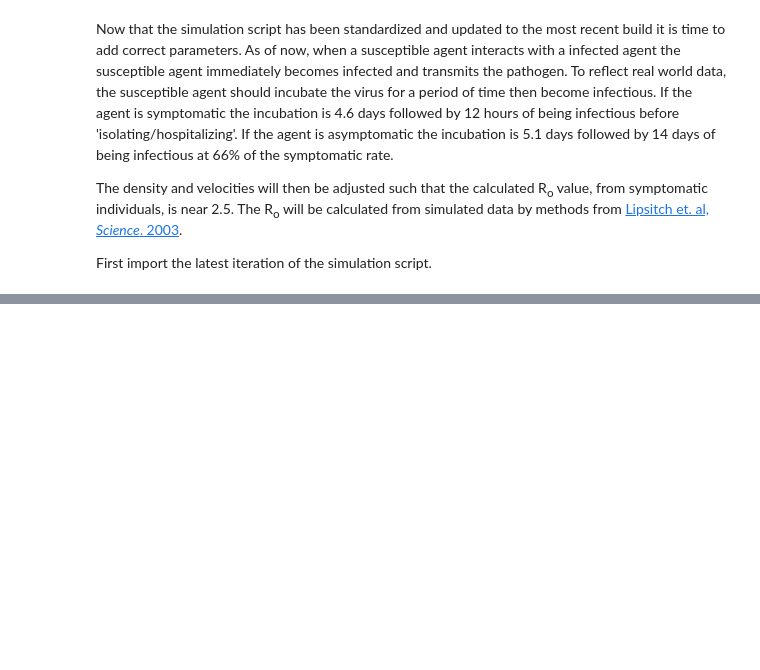
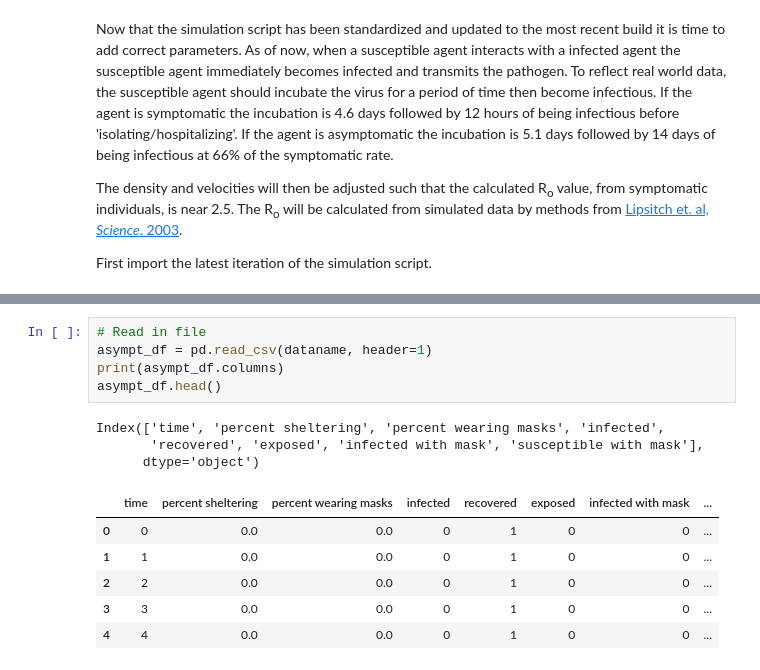
Before and after one commit to adamcatching/SARS_SEIR_Simulation, a Jupyter notebook: notebook/2020-04/2020-04-15.ipynb, the cells around one changed output, grey strips where cells are left out. Drawn from its saved outputs; the diff is of its cells as text; blank space fills up the shorter version.

```diff
--- a/notebook/2020-04/2020-04-15.ipynb
+++ b/notebook/2020-04/2020-04-15.ipynb
@@ -285,0 +320,15 @@ animation.save(temp_name, writer='imagemagick')
+# %%
+# Read in file
+asympt_df = pd.read_csv(dataname, header=1)
+print(asympt_df.columns)
+asympt_df.head()
+# %% [output]
+Index(['time', 'percent sheltering', 'percent wearing masks', 'infected',
+       'recovered', 'exposed', 'infected with mask', 'susceptible with mask'],
+      dtype='object')
+|  | time | percent sheltering | percent wearing masks | infected | recovered | exposed | infected with mask | ... |
+| 0 | 0 | 0.0 | 0.0 | 0 | 1 | 0 | 0 | ... |
+| 1 | 1 | 0.0 | 0.0 | 0 | 1 | 0 | 0 | ... |
+| 2 | 2 | 0.0 | 0.0 | 0 | 1 | 0 | 0 | ... |
+| 3 | 3 | 0.0 | 0.0 | 0 | 1 | 0 | 0 | ... |
+| 4 | 4 | 0.0 | 0.0 | 0 | 1 | 0 | 0 | ... |
```
Also changed, not shown: parts of 6 cells of this notebook.
